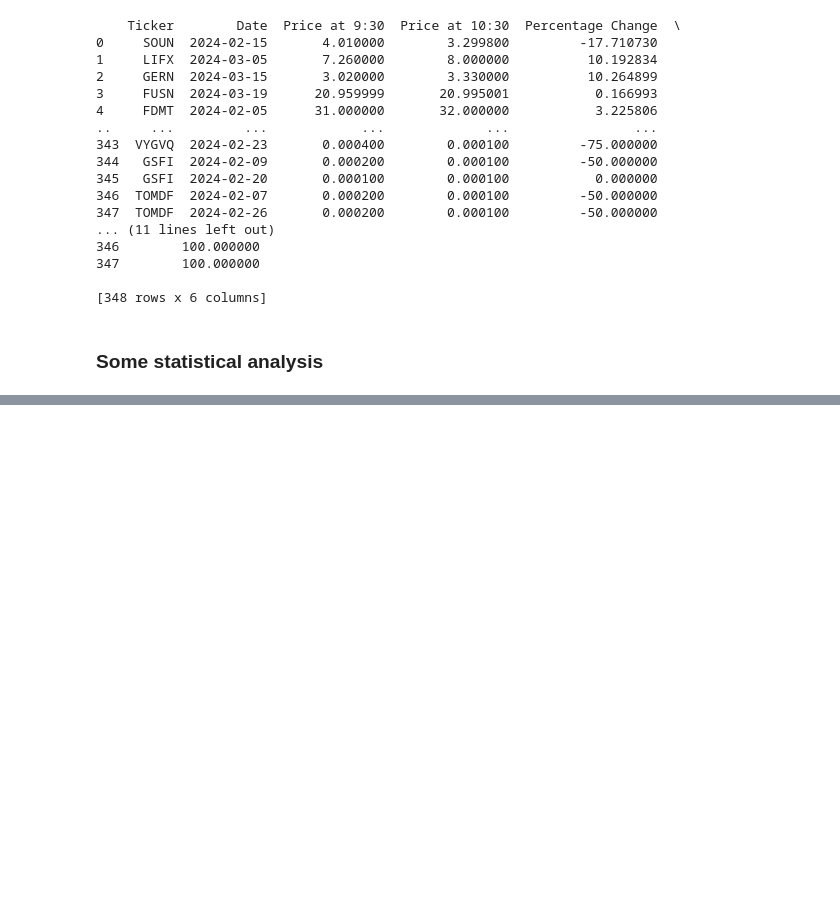
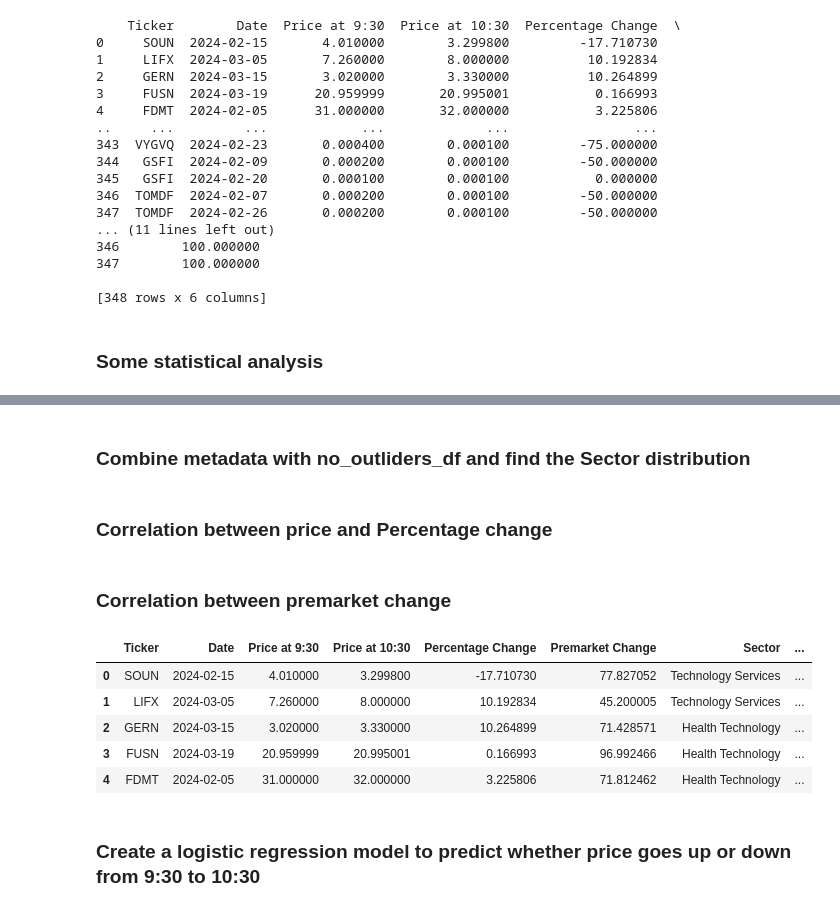
Before and after one commit to zhang2wl/StockScreener, a Jupyter notebook: src/daytrade-yfinance.ipynb, the cells around one changed output, grey strips where cells are left out. Saved outputs shown, nothing was run; the diff lists cells and outputs as text; code cells hidden in the pictures; blank space fills up the shorter version.

Commit message:
add logistic regression

```diff
--- a/src/daytrade-yfinance.ipynb
+++ b/src/daytrade-yfinance.ipynb
@@ -243,0 +207,2 @@ Name: count, dtype: int64
+# %% [markdown]
+### Combine metadata with no_outliders_df and find the Sector distribution
@@ -243,0 +252,5 @@ Name: count, dtype: int64
+# %%
+no_outliers_df.head()
+mydata = no_outliers_df.copy()
+# %% [markdown]
+### Correlation between price and Percentage change
@@ -243,0 +269,2 @@ Name: count, dtype: int64
+# %% [markdown]
+### Correlation between premarket change
@@ -243,0 +280,11 @@ Name: count, dtype: int64
+# %%
+mydata.head()
+# %% [output]
+|  | Ticker | Date | Price at 9:30 | Price at 10:30 | Percentage Change | Premarket Change | Sector | ... |
+| 0 | SOUN | 2024-02-15 | 4.010000 | 3.299800 | -17.710730 | 77.827052 | Technology Services | ... |
+| 1 | LIFX | 2024-03-05 | 7.260000 | 8.000000 | 10.192834 | 45.200005 | Technology Services | ... |
+| 2 | GERN | 2024-03-15 | 3.020000 | 3.330000 | 10.264899 | 71.428571 | Health Technology | ... |
+| 3 | FUSN | 2024-03-19 | 20.959999 | 20.995001 | 0.166993 | 96.992466 | Health Technology | ... |
+| 4 | FDMT | 2024-02-05 | 31.000000 | 32.000000 | 3.225806 | 71.812462 | Health Technology | ... |
+# %% [markdown]
+### Create a logistic regression model to predict whether price goes up or down from 9:30 to 10:30
```
Also changed, not shown: parts of 5 cells of this notebook.
